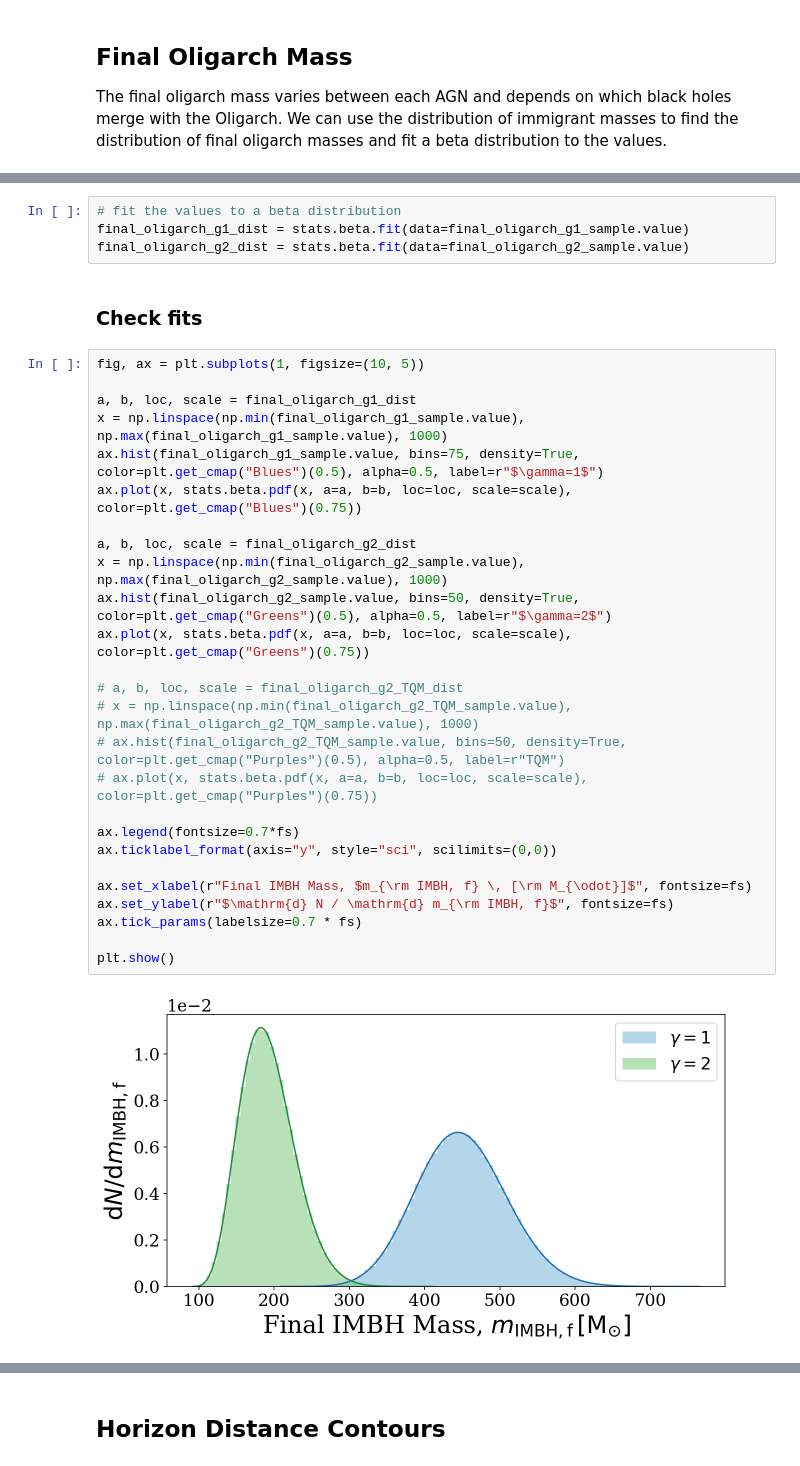
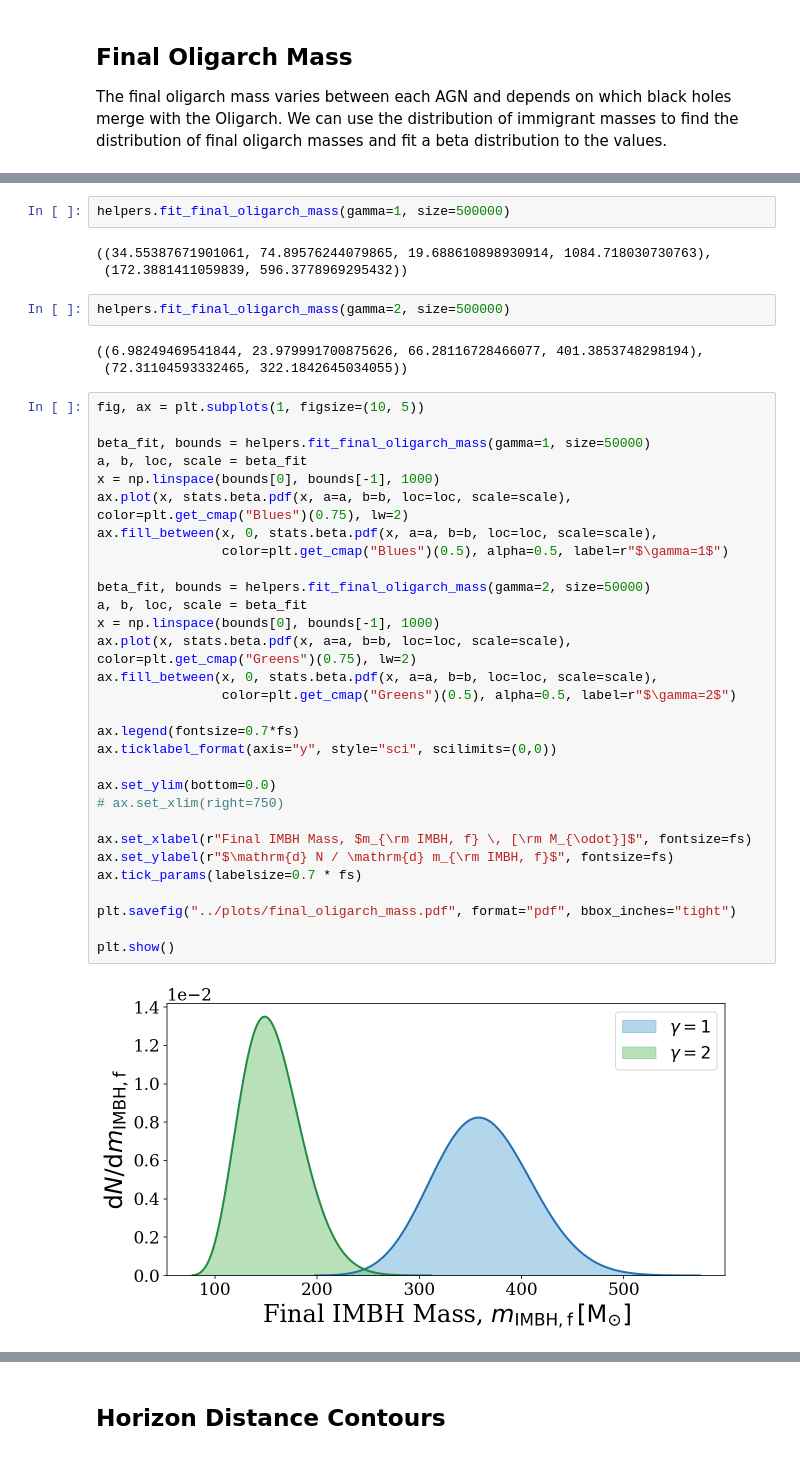
Before and after one commit to TomWagg/AGN-in-LISA, a Jupyter notebook: notebooks/AGN_plots.ipynb, the cells around one changed output, grey strips where cells are left out. Drawn from its saved outputs; the diff is of its cells as text.

```diff
--- a/notebooks/AGN_plots.ipynb
+++ b/notebooks/AGN_plots.ipynb
@@ -252,34 +248,42 @@ final_oligarch_g2_sample = helpers.sample_immigrant_mass((15, 500000), gamma=2).
-# %%
-# fit the values to a beta distribution
-final_oligarch_g1_dist = stats.beta.fit(data=final_oligarch_g1_sample.value)
-final_oligarch_g2_dist = stats.beta.fit(data=final_oligarch_g2_sample.value)
-# %% [markdown]
-### Check fits
+# %%
+helpers.fit_final_oligarch_mass(gamma=1, size=500000)
+# %% [output]
+((34.55387671901061, 74.89576244079865, 19.688610898930914, 1084.718030730763),
+ (172.3881411059839, 596.3778969295432))
+# %%
+helpers.fit_final_oligarch_mass(gamma=2, size=500000)
+# %% [output]
+((6.98249469541844, 23.979991700875626, 66.28116728466077, 401.3853748298194),
+ (72.31104593332465, 322.1842645034055))
 # %%
 fig, ax = plt.subplots(1, figsize=(10, 5))
 
-a, b, loc, scale = final_oligarch_g1_dist
-x = np.linspace(np.min(final_oligarch_g1_sample.value), np.max(final_oligarch_g1_sample.value), 1000)
-ax.hist(final_oligarch_g1_sample.value, bins=75, density=True, color=plt.get_cmap("Blues")(0.5), alpha=0.5, label=r"$\gamma=1$")
-ax.plot(x, stats.beta.pdf(x, a=a, b=b, loc=loc, scale=scale), color=plt.get_cmap("Blues")(0.75))
+beta_fit, bounds = helpers.fit_final_oligarch_mass(gamma=1, size=50000)
+a, b, loc, scale = beta_fit
+x = np.linspace(bounds[0], bounds[-1], 1000)
+ax.plot(x, stats.beta.pdf(x, a=a, b=b, loc=loc, scale=scale), color=plt.get_cmap("Blues")(0.75), lw=2)
+ax.fill_between(x, 0, stats.beta.pdf(x, a=a, b=b, loc=loc, scale=scale),
+                color=plt.get_cmap("Blues")(0.5), alpha=0.5, label=r"$\gamma=1$")
 
-a, b, loc, scale = final_oligarch_g2_dist
-x = np.linspace(np.min(final_oligarch_g2_sample.value), np.max(final_oligarch_g2_sample.value), 1000)
-ax.hist(final_oligarch_g2_sample.value, bins=50, density=True, color=plt.get_cmap("Greens")(0.5), alpha=0.5, label=r"$\gamma=2$")
-ax.plot(x, stats.beta.pdf(x, a=a, b=b, loc=loc, scale=scale), color=plt.get_cmap("Greens")(0.75))
-
-# a, b, loc, scale = final_oligarch_g2_TQM_dist
-# x = np.linspace(np.min(final_oligarch_g2_TQM_sample.value), np.max(final_oligarch_g2_TQM_sample.value), 1000)
-# ax.hist(final_oligarch_g2_TQM_sample.value, bins=50, density=True, color=plt.get_cmap("Purples")(0.5), alpha=0.5, label=r"TQM")
-# ax.plot(x, stats.beta.pdf(x, a=a, b=b, loc=loc, scale=scale), color=plt.get_cmap("Purples")(0.75))
+beta_fit, bounds = helpers.fit_final_oligarch_mass(gamma=2, size=50000)
+a, b, loc, scale = beta_fit
+x = np.linspace(bounds[0], bounds[-1], 1000)
+ax.plot(x, stats.beta.pdf(x, a=a, b=b, loc=loc, scale=scale), color=plt.get_cmap("Greens")(0.75), lw=2)
+ax.fill_between(x, 0, stats.beta.pdf(x, a=a, b=b, loc=loc, scale=scale),
+                color=plt.get_cmap("Greens")(0.5), alpha=0.5, label=r"$\gamma=2$")
 
 ax.legend(fontsize=0.7*fs)
 ax.ticklabel_format(axis="y", style="sci", scilimits=(0,0))
+
+ax.set_ylim(bottom=0.0)
+# ax.set_xlim(right=750)
 
 ax.set_xlabel(r"Final IMBH Mass, $m_{\rm IMBH, f} \, [\rm M_{\odot}]$", fontsize=fs)
 ax.set_ylabel(r"$\mathrm{d} N / \mathrm{d} m_{\rm IMBH, f}$", fontsize=fs)
 ax.tick_params(labelsize=0.7 * fs)
 
+plt.savefig("../plots/final_oligarch_mass.pdf", format="pdf", bbox_inches="tight")
+
 plt.show()
 # %% [output]
-[figure, old version]
+[figure, new version]
```
Also changed, not shown: parts of 11 cells of this notebook, 2 other files.
